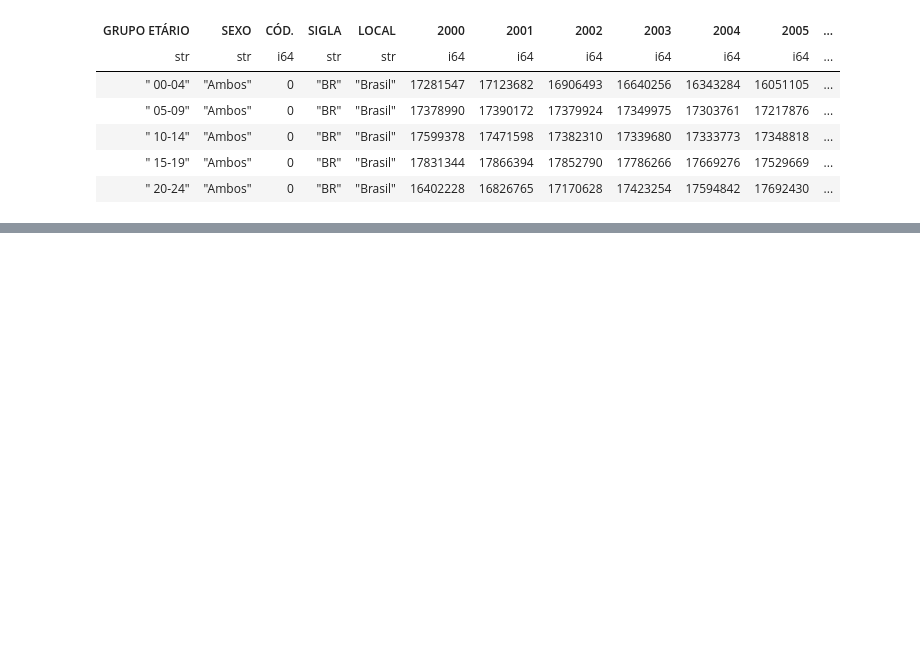
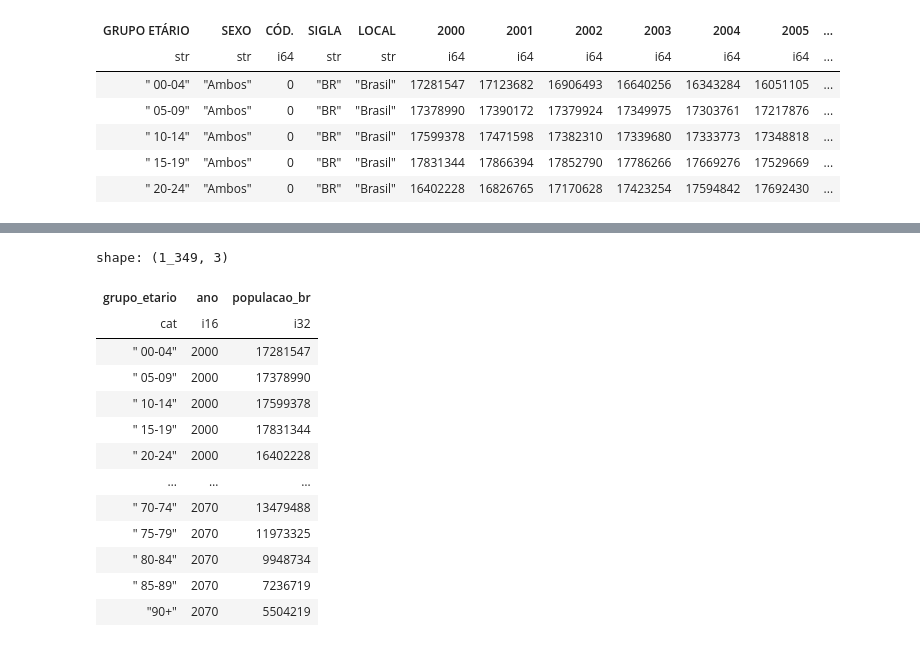
Before and after one commit to LazaroDamasceno/Rascunho-Artigo, a Jupyter notebook: analise_dados/projecao_populacao/projecao_populacao.ipynb, the cells around one changed output, grey strips where cells are left out. Cells and saved outputs as stored; diff of their text form; code cells hidden in the pictures; blank space fills up the shorter version.

```diff
--- a/analise_dados/projecao_populacao/projecao_populacao.ipynb
+++ b/analise_dados/projecao_populacao/projecao_populacao.ipynb
@@ -20,0 +78,17 @@ df_original = df_original.filter([
+# %%
+df_ano_tidy
+# %% [output]
+shape: (1_349, 3)
+| grupo_etario | ano | populacao_br |
+| cat | i16 | i32 |
+| " 00-04" | 2000 | 17281547 |
+| " 05-09" | 2000 | 17378990 |
+| " 10-14" | 2000 | 17599378 |
+| " 15-19" | 2000 | 17831344 |
+| " 20-24" | 2000 | 16402228 |
+| … | … | … |
+| " 70-74" | 2070 | 13479488 |
+| " 75-79" | 2070 | 11973325 |
+| " 80-84" | 2070 | 9948734 |
+| " 85-89" | 2070 | 7236719 |
+| "90+" | 2070 | 5504219 |
```
Also changed, not shown: parts of 16 cells of this notebook, 1 other file.
